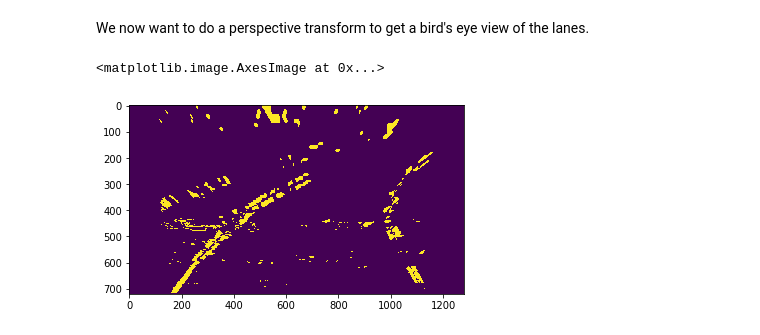
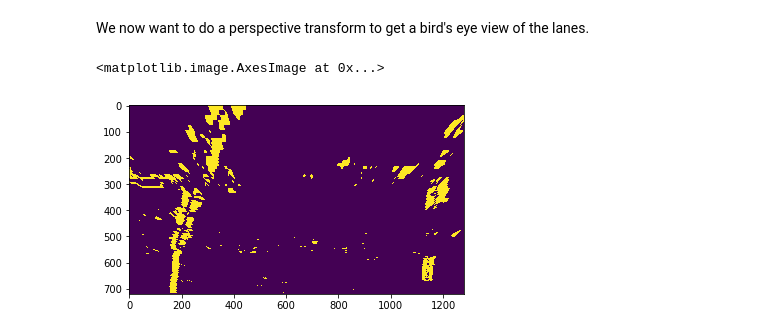
Before and after one commit to joaospinto/CarND-Advanced-Lane-Lines, a Jupyter notebook: Advanced Lane Lines (JSP).ipynb, the cells around one changed output. Drawn from its saved outputs; the diff is of its cells as text; code cells hidden in the pictures.

```diff
--- a/Advanced Lane Lines (JSP).ipynb
+++ b/Advanced Lane Lines (JSP).ipynb
@@ -250,15 +250,21 @@ plt.imshow(ExtractLaneLines(undistorted_img))
 # %% [markdown]
 We now want to do a perspective transform to get a bird's eye view of the lanes.
 # %%
+dy, dx = to_transform.shape[:2]
+src = np.float32([ [0.10*dx, dy], [0.90*dx, dy], [0.55*dx, 0.63*dy], [0.45*dx, 0.63*dy] ])
+dst = np.float32([ [0.10*dx, dy], [0.90*dx, dy], [0.90*dx, 0], [0.10*dx, 0.] ])
+M = cv2.getPerspectiveTransform(src, dst)
+M_inv = np.linalg.inv(M)
+
 def GetBirdsEye(to_transform):
-    DY, DX = to_transform.shape[:2]
-    src = np.float32([ [0.10*DX, DY], [0.90*DX, DY], [0.55*DX, 0.58*DY], [0.45*DX, 0.58*DY] ])
-    dst = np.float32([ [0.10*DX, DY], [0.90*DX, DY], [0.90*DX, 0], [0.10*DX, 0.] ])
-    M = cv2.getPerspectiveTransform(src, dst)
-    return cv2.warpPerspective(to_transform, M, (DX, DY))
+    return cv2.warpPerspective(to_transform, M, (dx, dy))
+
+def RevertBirdsEye(to_transform):
+    return cv2.warpPerspective(to_transform, M_inv, (dx, dy))
 
 to_transform = ExtractLaneLines(undistorted_img)
-plt.imshow(GetBirdsEye(to_transform))
+birds_eye = GetBirdsEye(to_transform)
+plt.imshow(birds_eye)
 # %% [output]
 <matplotlib.image.AxesImage at 0x...>
-[figure, old version]
+[figure, new version]
```
Also changed, not shown: parts of 4 cells of this notebook.
